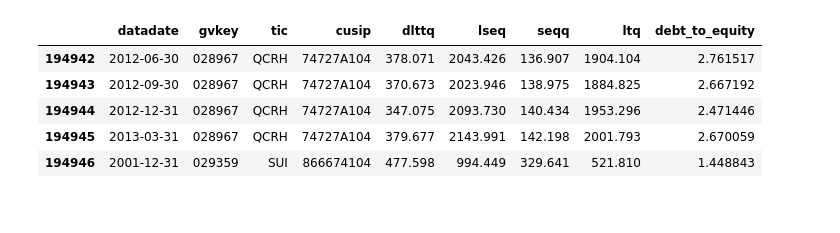
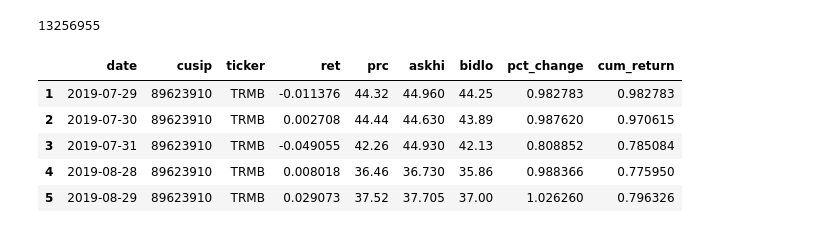
Before and after one commit to ili23/cds-sp24-millennium, a Jupyter notebook: notebooks/debt_to_equity.ipynb, the cells around one changed output. Cells and saved outputs as stored; diff of their text form; code cells hidden in the pictures.

```diff
--- a/notebooks/debt_to_equity.ipynb
+++ b/notebooks/debt_to_equity.ipynb
@@ -75,0 +70,10 @@ returns_df.head()
+# %%
+returns_df['ret'] = pd.to_numeric(returns_df['ret'], errors='coerce')
+returns_df.dropna(subset=['ret'], inplace=True)
+returns_df['ret'].plot(kind='hist')
+returns_df['pct_change'] = returns_df['ret'].pct_change() / 100
+returns_df['pct_change'] = scipy.stats.mstats.winsorize(returns_df['pct_change'], limits=[0.01, 0.01], axis=0, inplace=False, nan_policy='omit')
+returns_df['pct_change'] = returns_df['pct_change'] + 1
+returns_df.dropna(subset=['pct_change'], inplace=True)
+returns_df.head()
+print(returns_df.size)
@@ -88,10 +87,12 @@ print(returns_df['ticker'].nunique())
-# %%
-filtered_df['datadate'].min()
-filtered_df.tail()
-# %% [output]
-|  | datadate | gvkey | tic | cusip | dlttq | lseq | seqq | ltq | debt_to_equity |
-| 194942 | 2012-06-30 | 028967 | QCRH | 74727A104 | 378.071 | 2043.426 | 136.907 | 1904.104 | 2.761517 |
-| 194943 | 2012-09-30 | 028967 | QCRH | 74727A104 | 370.673 | 2023.946 | 138.975 | 1884.825 | 2.667192 |
-| 194944 | 2012-12-31 | 028967 | QCRH | 74727A104 | 347.075 | 2093.730 | 140.434 | 1953.296 | 2.471446 |
-| 194945 | 2013-03-31 | 028967 | QCRH | 74727A104 | 379.677 | 2143.991 | 142.198 | 2001.793 | 2.670059 |
-| 194946 | 2001-12-31 | 029359 | SUI | 866674104 | 477.598 | 994.449 | 329.641 | 521.810 | 1.448843 |
+# %%
+returns_df['cum_return'] = returns_df.groupby('ticker')['pct_change'].cumprod()
+print(returns_df.size)
+returns_df.head()
+# %% [output]
+13256955
+|  | date | cusip | ticker | ret | prc | askhi | bidlo | pct_change | cum_return |
+| 1 | 2019-07-29 | 89623910 | TRMB | -0.011376 | 44.32 | 44.960 | 44.25 | 0.982783 | 0.982783 |
+| 2 | 2019-07-30 | 89623910 | TRMB | 0.002708 | 44.44 | 44.630 | 43.89 | 0.987620 | 0.970615 |
+| 3 | 2019-07-31 | 89623910 | TRMB | -0.049055 | 42.26 | 44.930 | 42.13 | 0.808852 | 0.785084 |
+| 4 | 2019-08-28 | 89623910 | TRMB | 0.008018 | 36.46 | 36.730 | 35.86 | 0.988366 | 0.775950 |
+| 5 | 2019-08-29 | 89623910 | TRMB | 0.029073 | 37.52 | 37.705 | 37.00 | 1.026260 | 0.796326 |
```
Also changed, not shown: parts of 25 cells of this notebook.
